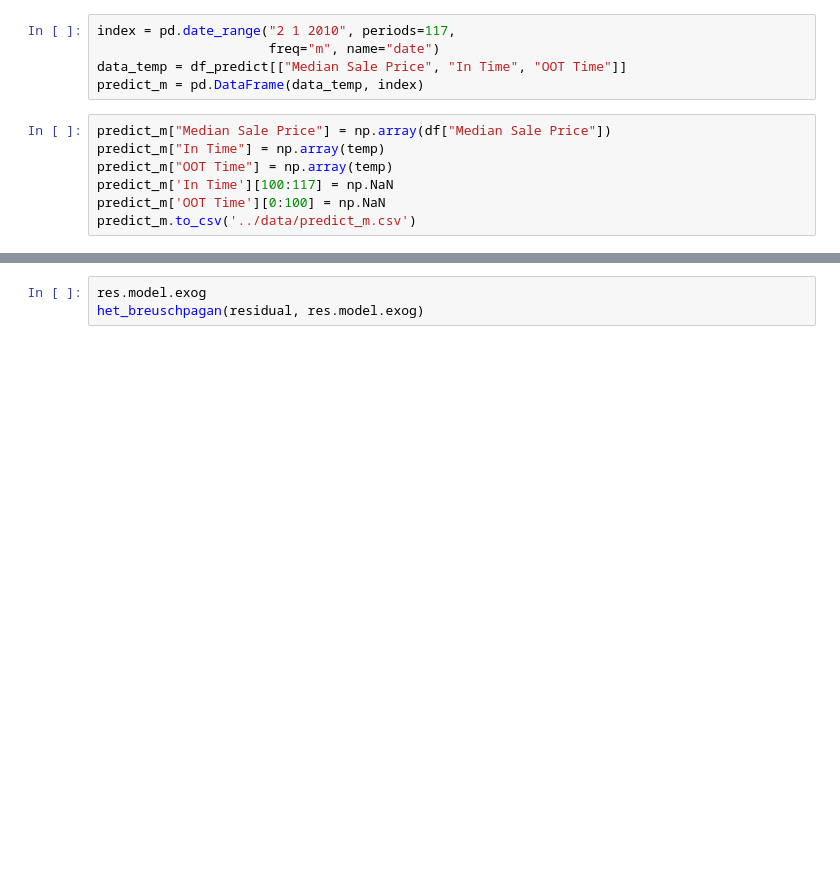
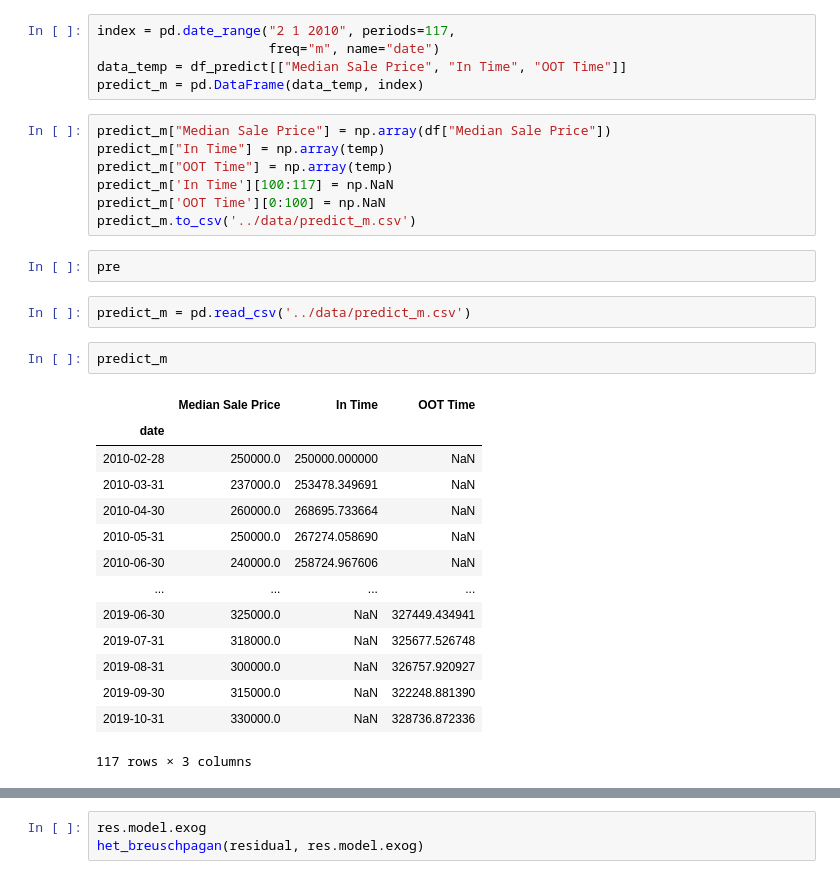
Before and after one commit to iuniorhsiung/mod4_project_DC_housing_price, a Jupyter notebook: python_folder/DC_house_NL.ipynb, the cells around one changed output, grey strips where cells are left out. Saved outputs shown, nothing was run; the diff lists cells and outputs as text; blank space fills up the shorter version.

```diff
--- a/python_folder/DC_house_NL.ipynb
+++ b/python_folder/DC_house_NL.ipynb
@@ -998,6 +993,27 @@ predict_m["OOT Time"] = np.array(temp)
 predict_m['In Time'][100:117] = np.NaN
 predict_m['OOT Time'][0:100] = np.NaN
 predict_m.to_csv('../data/predict_m.csv')
+# %%
+pre
+# %%
+predict_m = pd.read_csv('../data/predict_m.csv')
+# %%
+predict_m
+# %% [output]
+|  | Median Sale Price | In Time | OOT Time |
+| date |  |  |  |
+| 2010-02-28 | 250000.0 | 250000.000000 | NaN |
+| 2010-03-31 | 237000.0 | 253478.349691 | NaN |
+| 2010-04-30 | 260000.0 | 268695.733664 | NaN |
+| 2010-05-31 | 250000.0 | 267274.058690 | NaN |
+| 2010-06-30 | 240000.0 | 258724.967606 | NaN |
+| ... | ... | ... | ... |
+| 2019-06-30 | 325000.0 | NaN | 327449.434941 |
+| 2019-07-31 | 318000.0 | NaN | 325677.526748 |
+| 2019-08-31 | 300000.0 | NaN | 326757.920927 |
+| 2019-09-30 | 315000.0 | NaN | 322248.881390 |
+| 2019-10-31 | 330000.0 | NaN | 328736.872336 |
+117 rows × 3 columns
 # %%
 list_data = [predict_m.loc[:, "Median Sale Price"], predict_m.loc[:"5 31 2018", "In Time"], predict_m.loc["6 1 2018":, "OOT Time"]]
 ax = sns.lineplot(data=list_data, legend="full")
```
Also changed, not shown: parts of 8 cells of this notebook, 3 other files.
